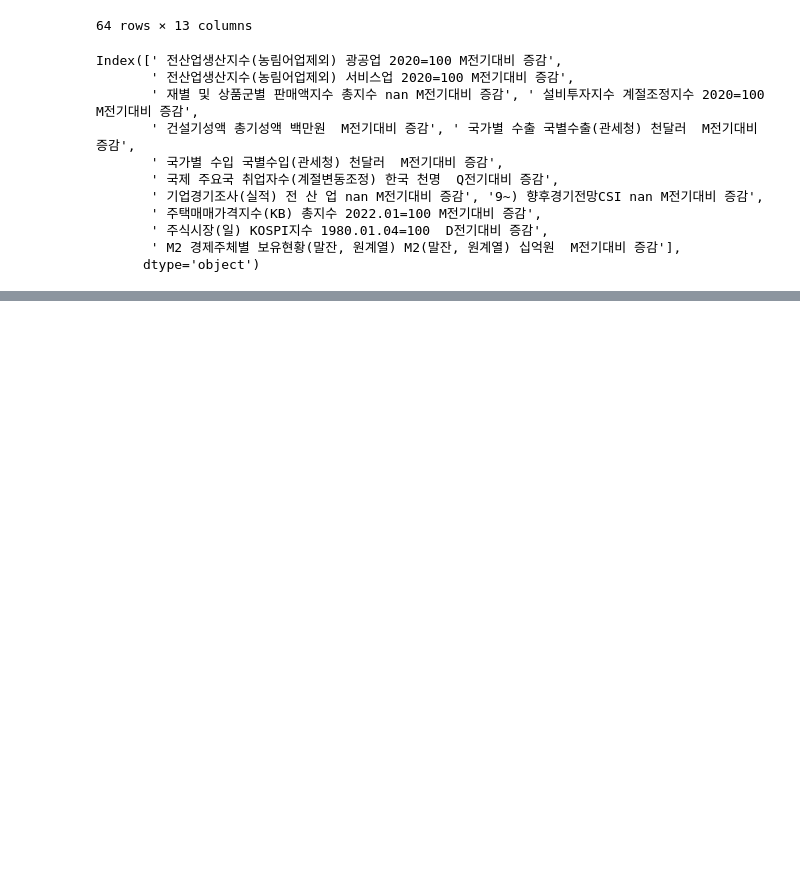
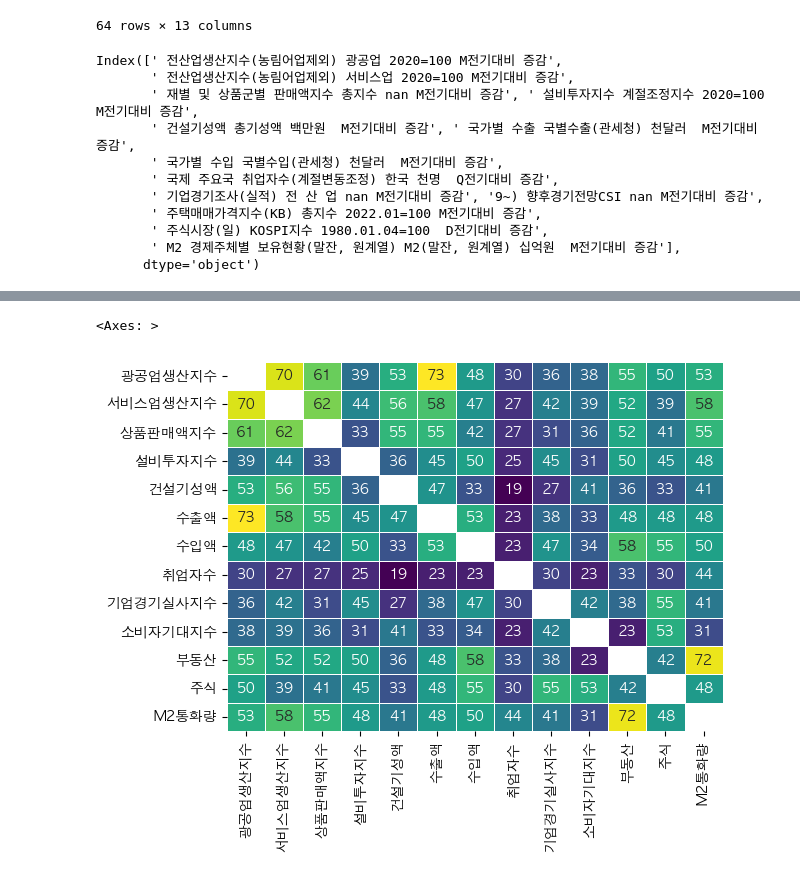
Before and after one commit to jmlee8939/macroeconomics_analysis, a Jupyter notebook: analysis.ipynb, the cells around one changed output, grey strips where cells are left out. Cells and saved outputs as stored; diff of their text form; code cells hidden in the pictures; blank space fills up the shorter version.

```diff
--- a/analysis.ipynb
+++ b/analysis.ipynb
@@ -340,0 +358,17 @@ sns.heatmap(pairwise_df*-1, cmap='RdBu', fmt='.2f', linewidths=0.5, cbar=False)
+# %%
+def find_axis(x, y):
+    if x > 0 and y > 0:
+        return 1
+    elif x < 0 and y > 0:
+        return 2
+    elif x < 0 and y < 0:
+        return 3
+    elif x > 0 and y < 0:
+        return 4
+    else:
+        return 0
+# %%
+new_arr = np.zeros((64, 13))
+for i in range(64):
+    for j in range(13):
+        new_arr[i, j] = find_axis(scaled_cycle_sign[i, j, 0], scaled_cycle_sign[i, j, 1])
@@ -340,0 +384,5 @@ sns.heatmap(pairwise_df*-1, cmap='RdBu', fmt='.2f', linewidths=0.5, cbar=False)
+# %%
+new_arr2 = np.zeros((13, 13))
+for i in range(13):
+    for j in range(13):
+        new_arr2[i, j] = len([i for i in (new_arr[:, i] - new_arr[:, j]) if i == 0])
@@ -340,0 +391,7 @@ sns.heatmap(pairwise_df*-1, cmap='RdBu', fmt='.2f', linewidths=0.5, cbar=False)
+# %%
+pairwise_df2 = pd.DataFrame(new_arr2/64*100, index=new_columns, columns=new_columns)
+# %%
+sns.heatmap(pairwise_df2, cmap='viridis', linewidths=0.5, cbar=False, annot=True)
+# %% [output]
+<Axes: >
+[figure, added]
```
Also changed, not shown: parts of 12 cells of this notebook.
